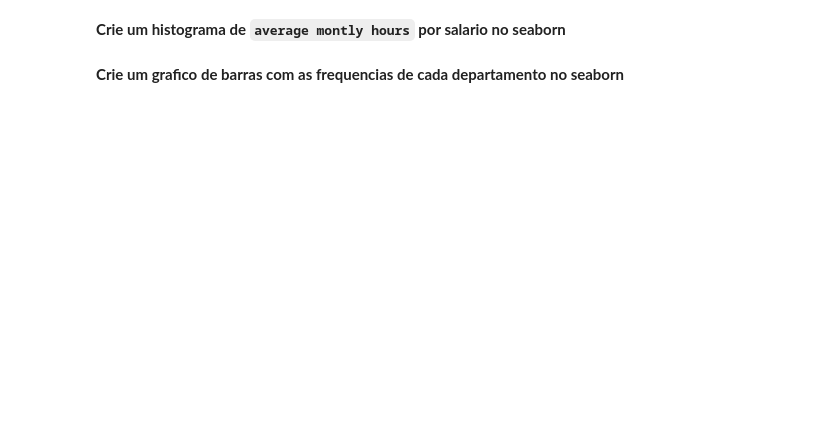
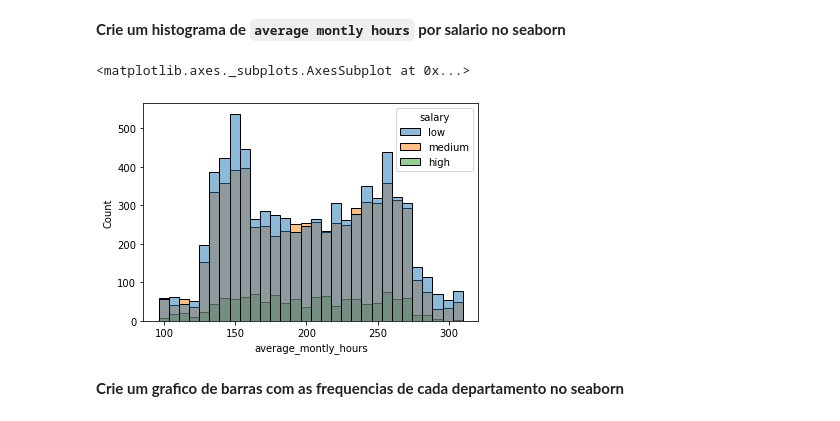
Before and after one commit to ossamum/aulas-mesttra, a Jupyter notebook: 02_dataviz/Aula_03-Dataviz-Exercicios.ipynb, the cells around one changed output. Saved outputs shown, nothing was run; the diff lists cells and outputs as text; code cells hidden in the pictures; blank space fills up the shorter version.

```diff
--- a/02_dataviz/Aula_03-Dataviz-Exercicios.ipynb
+++ b/02_dataviz/Aula_03-Dataviz-Exercicios.ipynb
@@ -16,3 +16,6 @@ df = get_data('employee')
 | 2 | 0.11 | 0.88 | 7 | 272 | 4 | ... |
 | 3 | 0.72 | 0.87 | 5 | 223 | 5 | ... |
 | 4 | 0.37 | 0.52 | 2 | 159 | 3 | ... |
+# %%
+# df.to_csv('employee.csv', index=False)
+df = pd.read_csv('employee.csv')
@@ -19,4 +31,9 @@ df = get_data('employee')
 # %% [markdown]
 **Crie um histograma de `average montly hours` por salario no seaborn**
+# %%
+sns.histplot(data=df, x='average_montly_hours', hue='salary')
+# %% [output]
+<matplotlib.axes._subplots.AxesSubplot at 0x...>
+[figure, added]
 # %% [markdown]
 **Crie um grafico de barras com as frequencias de cada departamento no seaborn**
```
Also changed, not shown: parts of 10 cells of this notebook.
